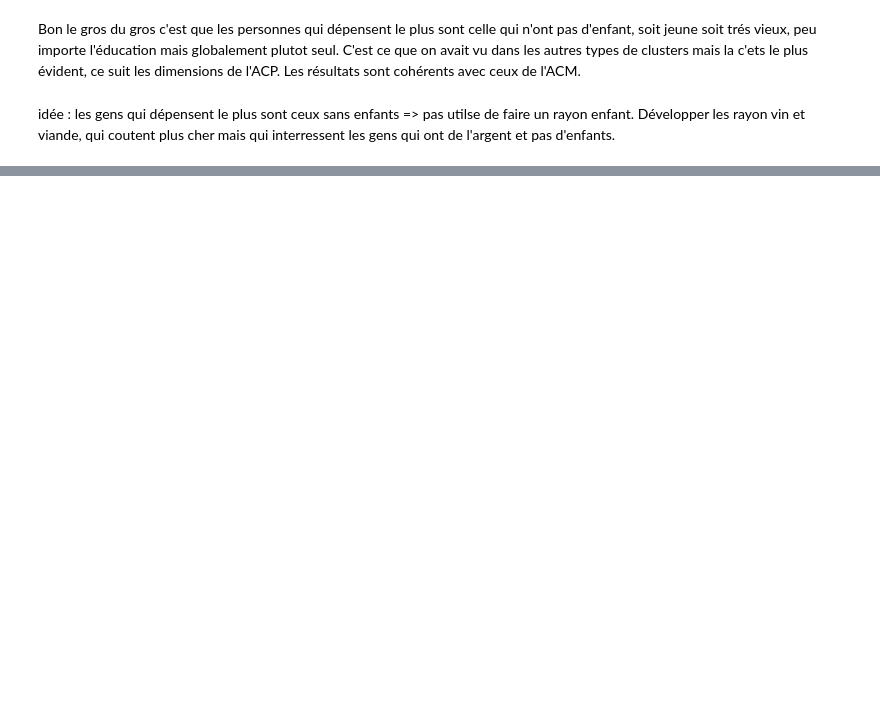
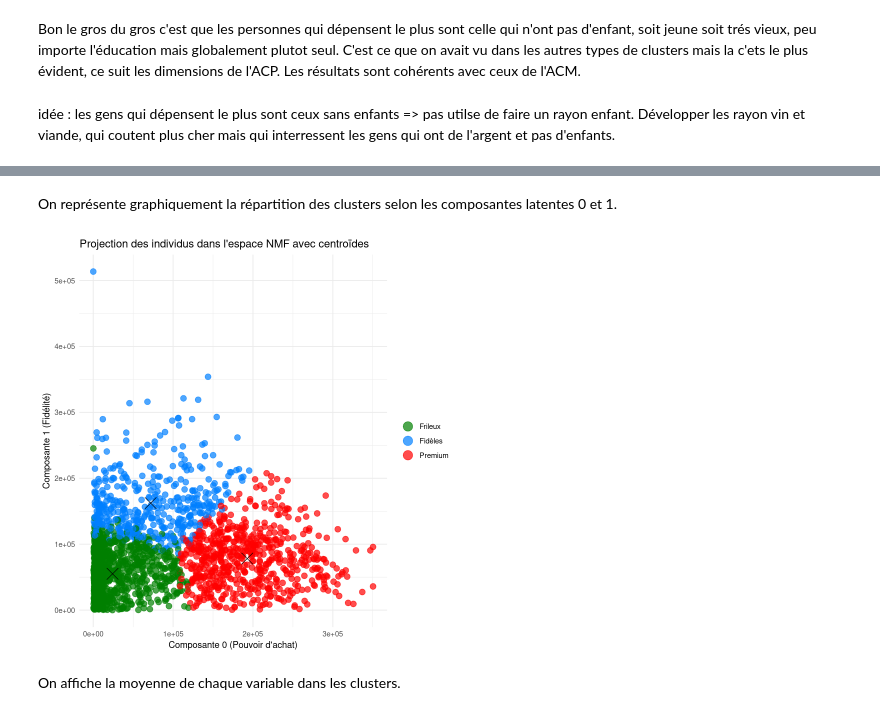
Before and after one commit to Emaglp/Data_Analysis, a Jupyter notebook: NOTEBOOK_FINAL_R.ipynb, the cells around one changed output, grey strips where cells are left out. Drawn from its saved outputs; the diff is of its cells as text; code cells hidden in the pictures; blank space fills up the shorter version.

```diff
--- a/NOTEBOOK_FINAL_R.ipynb
+++ b/NOTEBOOK_FINAL_R.ipynb
@@ -1176,0 +1140,44 @@ idée : les gens qui dépensent le plus sont ceux sans enfants => pas utilse de
+# %%
+# Appliquer le clustering KMeans avec 3 clusters
+set.seed(0)
+kmeans_final <- kmeans(W, centers = 3, nstart = 10)
+
+
+data_clean$Cluster_NMF <- kmeans_final$cluster
+# %% [markdown]
+On représente graphiquement la répartition des clusters selon les composantes latentes 0 et 1.
+# %%
+cluster_names <- c("Frileux", "Fidèles", "Premium")
+
+data_clean$Cluster_NMF_Nom <- factor(cluster_names[data_clean$Cluster_NMF],
+                                   levels = cluster_names)
+
+df_plot <- data.frame(
+  Composante0 = W[, 1],
+  Composante1 = W[, 2],
+  Composante2 = W[, 3],
+  Cluster = data_clean$Cluster_NMF_Nom
+)
+
+custom_palette <- c("Fidèles" = "#0080FF",   # bleu
+                    "Premium" = "#FF0000",   # rouge
+                    "Frileux" = "#008000")   # vert
+
+centroids <- kmeans_final$centers
+
+ggplot(df_plot, aes(x = Composante0, y = Composante1, color = Cluster)) +
+  geom_point(size = 3, alpha = 0.7) +
+  geom_point(data = as.data.frame(centroids),
+             aes(x = V1, y = V2),
+             color = "black", size = 6, shape = 4) +
+  scale_color_manual(values = custom_palette) +
+  labs(title = "Projection des individus dans l'espace NMF avec centroïdes",
+       x = "Composante 0 (Pouvoir d'achat)",
+       y = "Composante 1 (Fidélité)") +
+  theme_minimal() +
+  theme(legend.title = element_blank()) +
+  guides(color = guide_legend(override.aes = list(size=5)))
+# %% [output]
+[figure, added]
+# %% [markdown]
+On affiche la moyenne de chaque variable dans les clusters.
```
Also changed, not shown: parts of 71 cells of this notebook.
